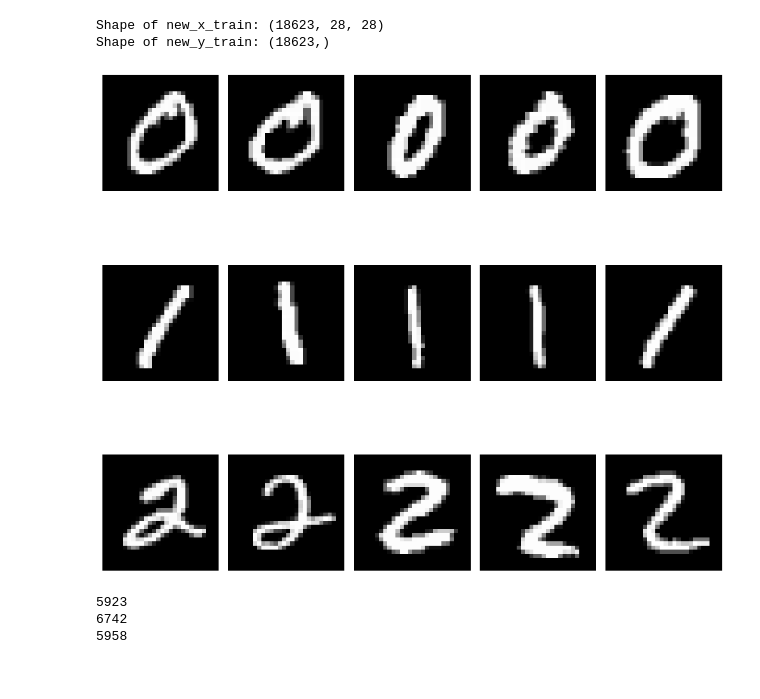
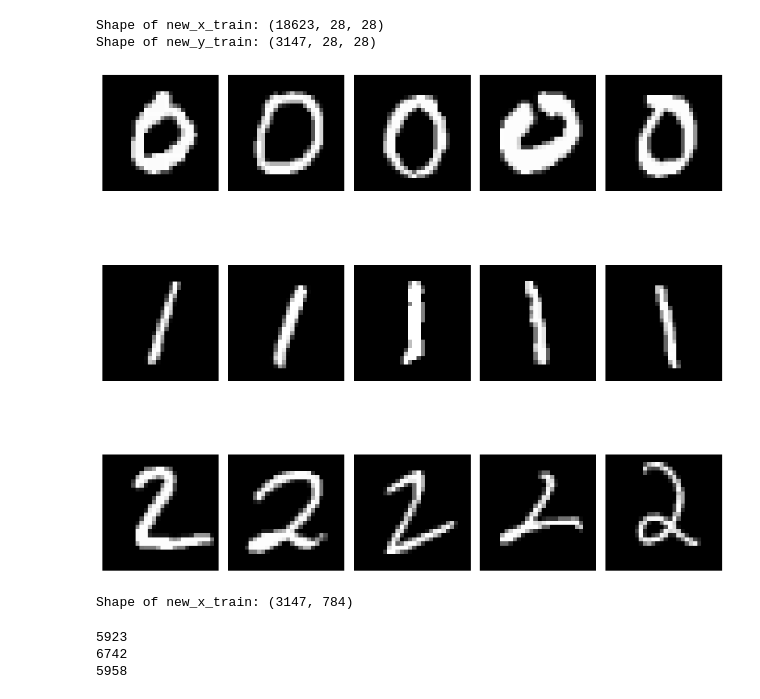
Before and after one commit to baljyot25/SML-Assignments, a Jupyter notebook: Assignment_3/add.ipynb, the cells around one changed output. Saved outputs shown, nothing was run; the diff lists cells and outputs as text; code cells hidden in the pictures.

```diff
--- a/Assignment_3/add.ipynb
+++ b/Assignment_3/add.ipynb
@@ -16,25 +16,25 @@ x_test = x_test[indices]
 y_test = y_test[indices]
 
 print("Shape of new_x_train:", x_train.shape)
-print("Shape of new_y_train:", y_train.shape)
+print("Shape of new_y_train:", x_test.shape)
 # %% [output]
 Shape of new_x_train: (18623, 28, 28)
-Shape of new_y_train: (18623,)
+Shape of new_y_train: (3147, 28, 28)
 # %%
 fig, axes = plt.subplots(3, 5, figsize=(10, 10))
 axes = axes.flatten()
 
 for k in range(3):  # Iterate through classes 0, 1, and 2
-    index = np.where(y_train == k)[0]
+    index = np.where(y_test == k)[0]
     for i in range(5):
         ax = axes[k * 5 + i]
-        ax.imshow(x_train[index[i]], cmap='gray')
+        ax.imshow(x_test[index[i]], cmap='gray')
         ax.axis('off')
 
 plt.tight_layout()
 plt.show()
 # %% [output]
-[figure, old version]
+[figure, new version]
 # %%
 flattened=[]
 for i in range(len(x_train)):
@@ -44,6 +44,9 @@ flattened=[]
 for i in range(len(x_test)):
     flattened.append(x_test[i].flatten())
 x_test=np.array(flattened)
+print("Shape of new_x_train:", x_test.shape)
+# %% [output]
+Shape of new_x_train: (3147, 784)
 # %%
 
 print(len(np.where(y_train == 0)[0]))
```
Also changed, not shown: parts of 10 cells of this notebook.
